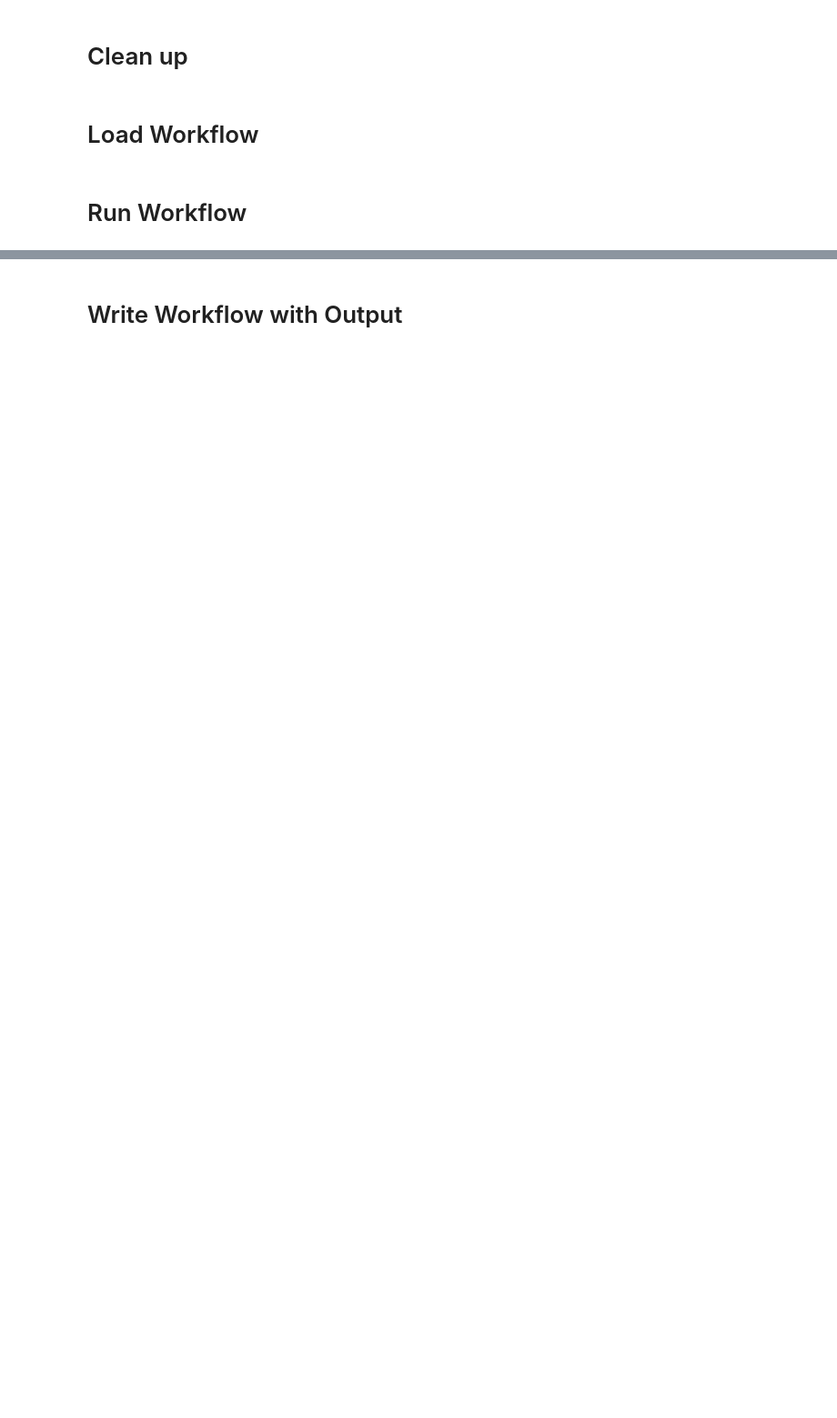
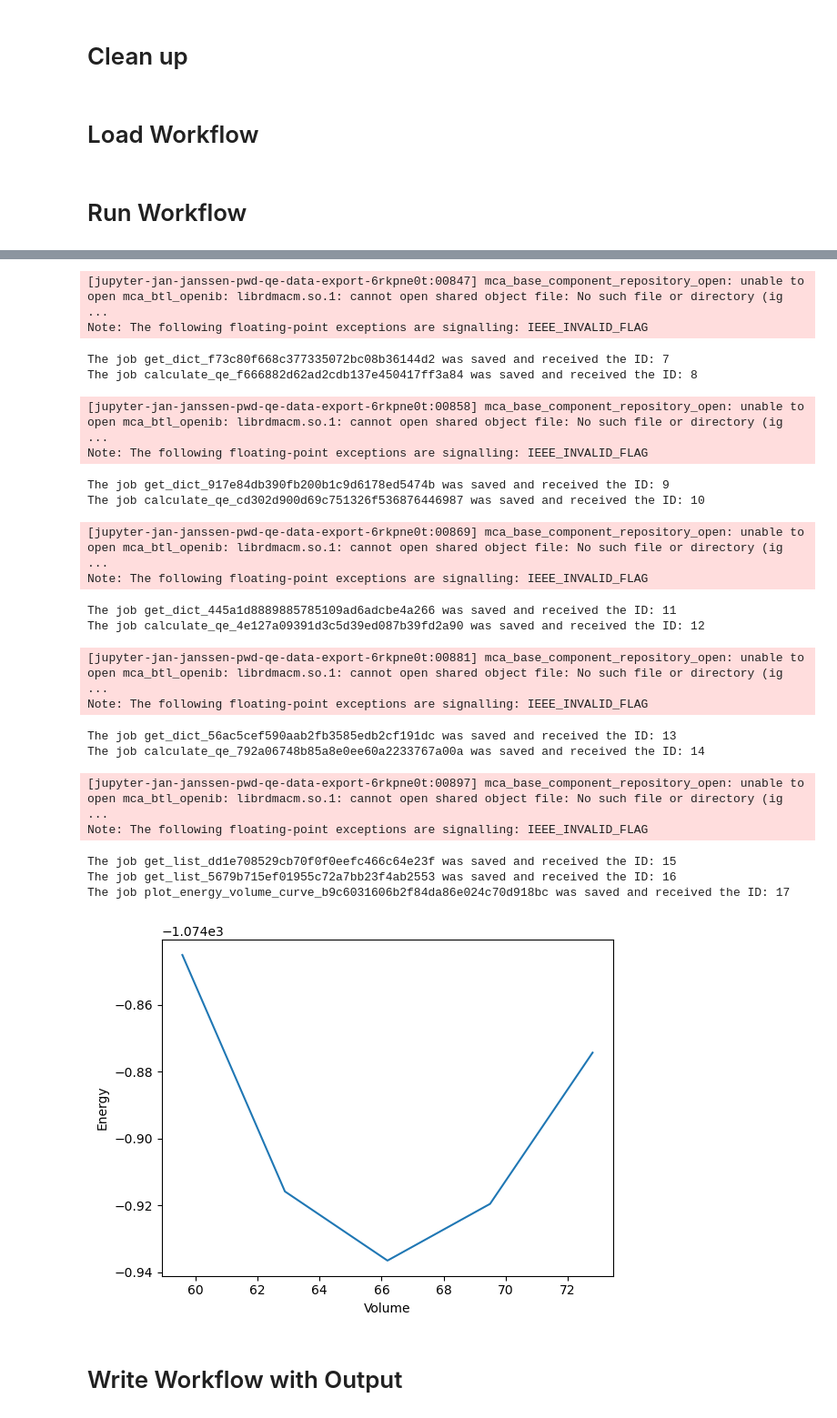
Before and after one commit to jan-janssen/pwd-qe-data-export, a Jupyter notebook: run_workflow.ipynb, the cells around one changed output, grey strips where cells are left out. Shown: that part at 91% size. Drawn from its saved outputs; the diff is of its cells as text; code cells hidden in the pictures; blank space fills up the shorter version.

```diff
--- a/run_workflow.ipynb
+++ b/run_workflow.ipynb
@@ -36,5 +67,5 @@ for d in delayed_object_lst:
 # %%
-new_lst[-1].pull()
+delayed_object_lst[-1].pull()
 # %% [output]
 The job get_bulk_structure_2a7f41a00815f6bf9ba52bd8837bace5 was saved and received the ID: 1
 The job get_dict_5aee89acb3a4017b05c39f7477a082f8 was saved and received the ID: 2
@@ -43,3 +78,25 @@ The job calculate_qe_8649213786bf31b0c67e1cc4640b5cee was saved and received the
+[jupyter-jan-janssen-pwd-qe-data-export-6rkpne0t:00847] mca_base_component_repository_open: unable to open mca_btl_openib: librdmacm.so.1: cannot open shared object file: No such file or directory (ig ...
+Note: The following floating-point exceptions are signalling: IEEE_INVALID_FLAG
+The job get_dict_f73c80f668c377335072bc08b36144d2 was saved and received the ID: 7
+The job calculate_qe_f666882d62ad2cdb137e450417ff3a84 was saved and received the ID: 8
+[jupyter-jan-janssen-pwd-qe-data-export-6rkpne0t:00858] mca_base_component_repository_open: unable to open mca_btl_openib: librdmacm.so.1: cannot open shared object file: No such file or directory (ig ...
+Note: The following floating-point exceptions are signalling: IEEE_INVALID_FLAG
+The job get_dict_917e84db390fb200b1c9d6178ed5474b was saved and received the ID: 9
+The job calculate_qe_cd302d900d69c751326f536876446987 was saved and received the ID: 10
+[jupyter-jan-janssen-pwd-qe-data-export-6rkpne0t:00869] mca_base_component_repository_open: unable to open mca_btl_openib: librdmacm.so.1: cannot open shared object file: No such file or directory (ig ...
+Note: The following floating-point exceptions are signalling: IEEE_INVALID_FLAG
+The job get_dict_445a1d8889885785109ad6adcbe4a266 was saved and received the ID: 11
+The job calculate_qe_4e127a09391d3c5d39ed087b39fd2a90 was saved and received the ID: 12
+[jupyter-jan-janssen-pwd-qe-data-export-6rkpne0t:00881] mca_base_component_repository_open: unable to open mca_btl_openib: librdmacm.so.1: cannot open shared object file: No such file or directory (ig ...
+Note: The following floating-point exceptions are signalling: IEEE_INVALID_FLAG
+The job get_dict_56ac5cef590aab2fb3585edb2cf191dc was saved and received the ID: 13
+The job calculate_qe_792a06748b85a8e0ee60a2233767a00a was saved and received the ID: 14
+[jupyter-jan-janssen-pwd-qe-data-export-6rkpne0t:00897] mca_base_component_repository_open: unable to open mca_btl_openib: librdmacm.so.1: cannot open shared object file: No such file or directory (ig ...
+Note: The following floating-point exceptions are signalling: IEEE_INVALID_FLAG
+The job get_list_dd1e708529cb70f0f0eefc466c64e23f was saved and received the ID: 15
+The job get_list_5679b715ef01955c72a7bb23f4ab2553 was saved and received the ID: 16
+The job plot_energy_volume_curve_b9c6031606b2f84da86e024c70d918bc was saved and received the ID: 17
+[figure, added]
 # %% [markdown]
 # Write Workflow with Output
 # %%
```
Also changed, not shown: parts of 11 cells of this notebook, 2 other files.
